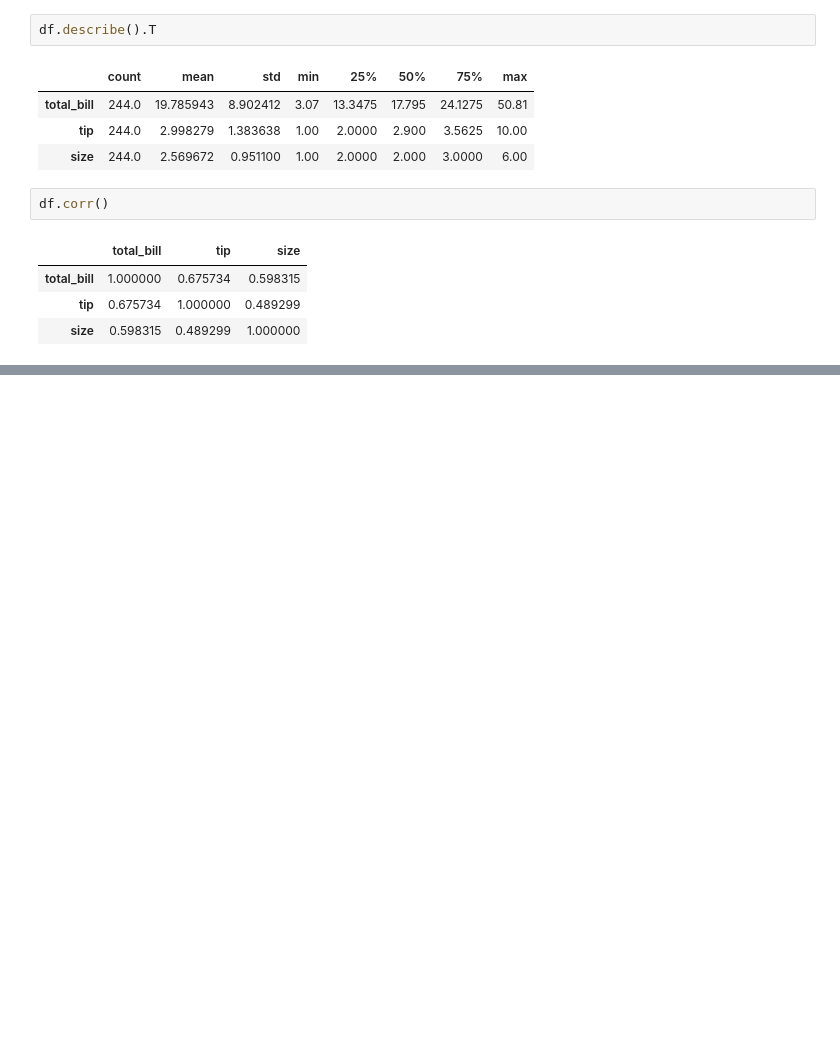
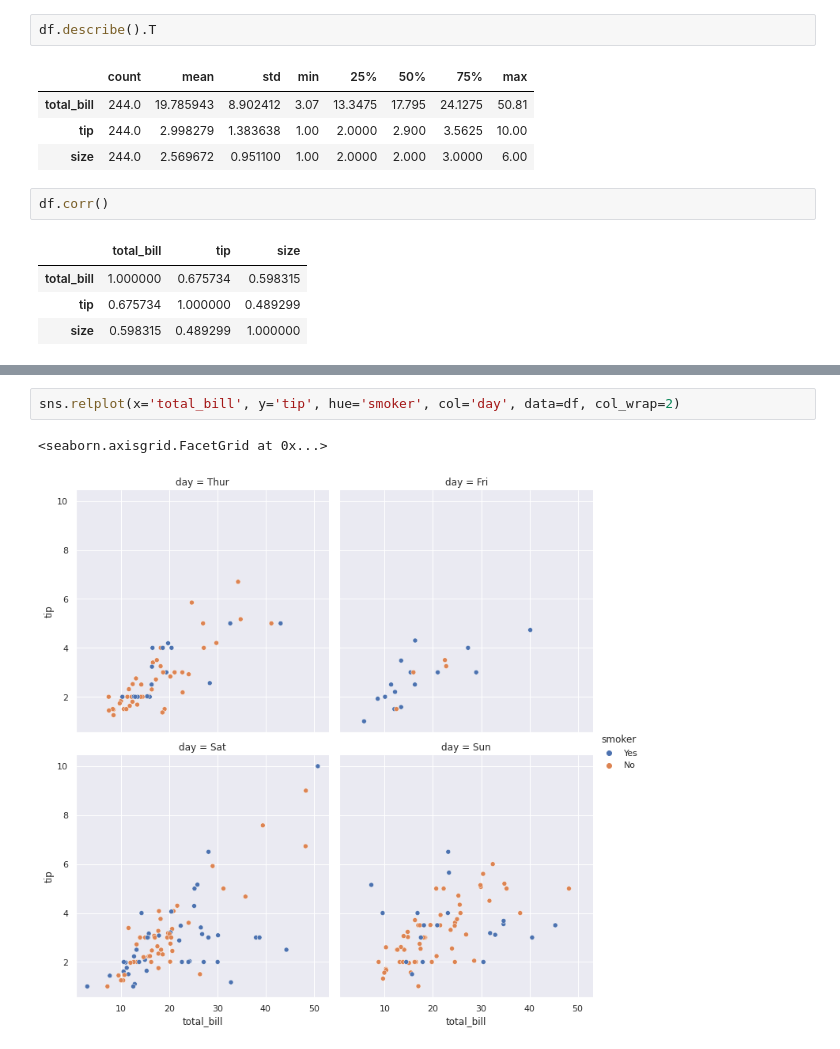
Before and after one commit to BorhanPetgar/tips, a Jupyter notebook: tips.ipynb, the cells around one changed output, grey strips where cells are left out. Saved outputs shown, nothing was run; the diff lists cells and outputs as text; blank space fills up the shorter version.

```diff
--- a/tips.ipynb
+++ b/tips.ipynb
@@ -35,0 +51,5 @@ df.corr()
+# %%
+sns.relplot(x='total_bill', y='tip', hue='smoker', col='day', data=df, col_wrap=2)
+# %% [output]
+<seaborn.axisgrid.FacetGrid at 0x...>
+[figure, added]
```
Also changed, not shown: parts of 4 cells of this notebook.
